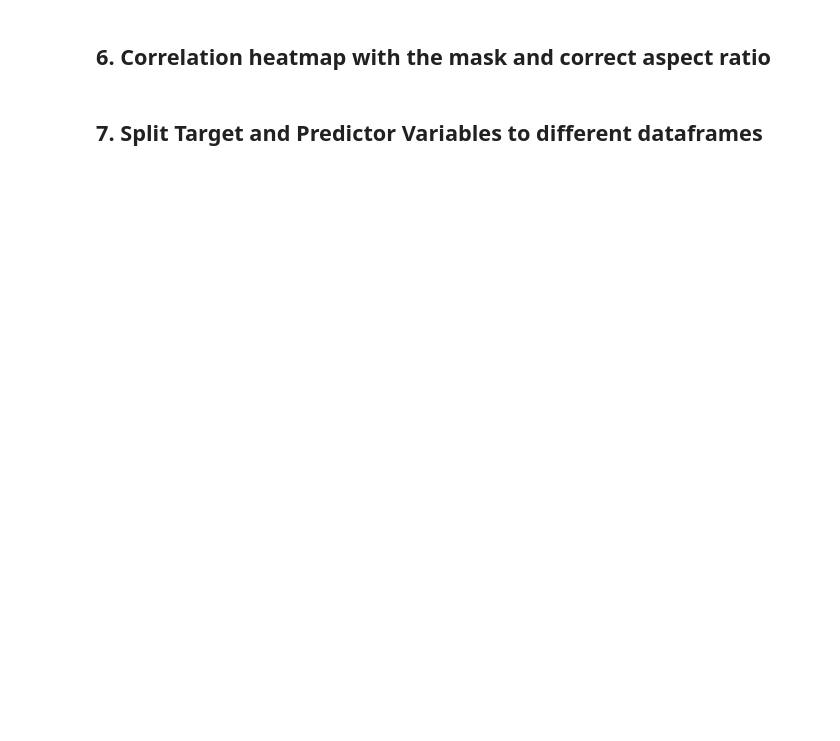
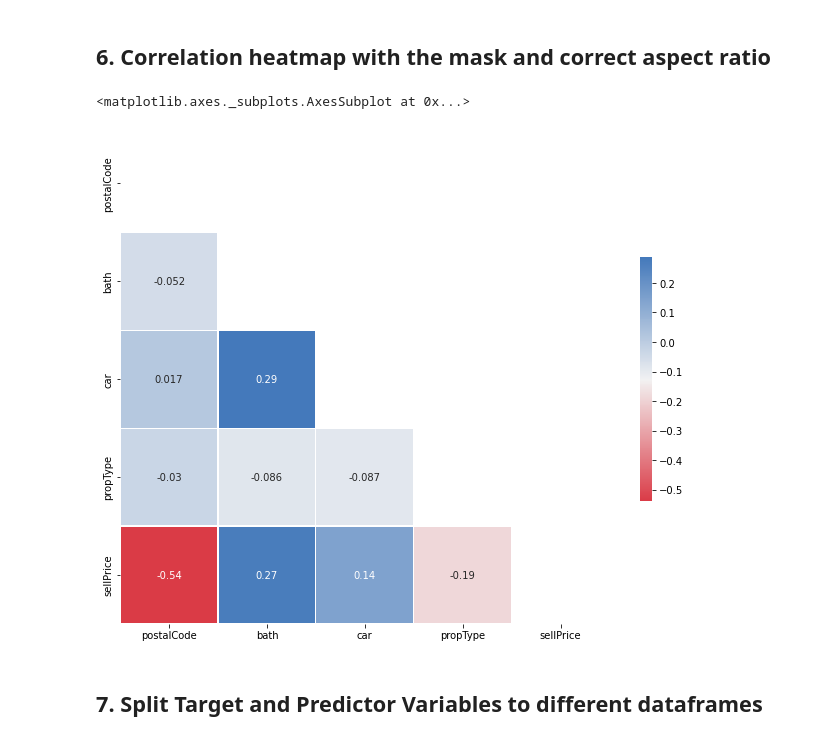
Before and after one commit to DLPY/Regression-Session-2, a Jupyter notebook: SydneyHousePrices_MultipleRegression.ipynb, the cells around one changed output. Drawn from its saved outputs; the diff is of its cells as text; code cells hidden in the pictures; blank space fills up the shorter version.

```diff
--- a/SydneyHousePrices_MultipleRegression.ipynb
+++ b/SydneyHousePrices_MultipleRegression.ipynb
@@ -46,6 +93,7 @@ round(df.describe(),2)
 *   SellingPrice - Target Variable
 *   Bed, Bath, Car, propType, postalCode  - Predictor Variables
 # %%
-df_new = df[['postalCode', 'bed', 'bath', 'car', 'propType' , 'sellPrice']]
+df_new = df[(df['Date']>= '2017-01-01') & (df['Date']< '2020-01-01')].reset_index(drop=True)
+df_new = df_new[['postalCode', 'bath', 'car', 'propType' , 'sellPrice']]
 # %%
 df_new.propType.unique()
@@ -67,0 +168,3 @@ df_new.replace(np.nan, 0)
+# %%
+df_new['car'].fillna(df_new.groupby(['postalCode'])['car'].transform('median'), inplace=True)
+#df_new['bed'].fillna(df_new.groupby(['postalCode', 'propType'])['bed'].transform('median'), inplace=True)
@@ -77,8 +190,8 @@ def remove_outlier(df_in, col_name):
     df_out = df_in.loc[(df_in[col_name] > fence_low) & (df_in[col_name] < fence_high)]
     return df_out
 # %%
-df_no_outlier_bed=remove_outlier(df_new, 'bed').reset_index(drop=True)
-df_no_outlier_bath=remove_outlier(df_no_outlier_bed, 'bath').reset_index(drop=True)
-df_no_outlier_car=remove_outlier(df_no_outlier_bath, 'car').reset_index(drop=True)
-df_no_outlier=remove_outlier(df_no_outlier_car, 'sellPrice').reset_index(drop=True)
+#df_no_outlier_bed = remove_outlier(df_new, 'bed').reset_index(drop=True)
+df_no_outlier_bath = remove_outlier(df_new, 'bath').reset_index(drop=True)
+df_no_outlier_car = remove_outlier(df_no_outlier_bath, 'car').reset_index(drop=True)
+df_no_outlier = remove_outlier(df_no_outlier_car, 'sellPrice').reset_index(drop=True)
 # %%
@@ -92,10 +222,13 @@ corr
 # %%
 mask = np.zeros_like(corr, dtype=np.bool)
 mask[np.triu_indices_from(mask)] = True
 cmap = sns.diverging_palette(10, 250, as_cmap=True)
 f, ax = plt.subplots(figsize=(11, 9))
 sns.heatmap(corr, mask=mask, cmap=cmap,
-            square=True, linewidths=.2, cbar_kws={'shrink': .5}, ax=ax, annot=True)
+            square=True, linewidths=0.2, cbar_kws={'shrink': 0.5}, ax=ax, annot=True)
+# %% [output]
+<matplotlib.axes._subplots.AxesSubplot at 0x...>
+[figure, added]
 # %% [markdown]
 ## 7. Split Target and Predictor Variables to different dataframes
 # %%
```
Also changed, not shown: parts of 35 cells of this notebook.
